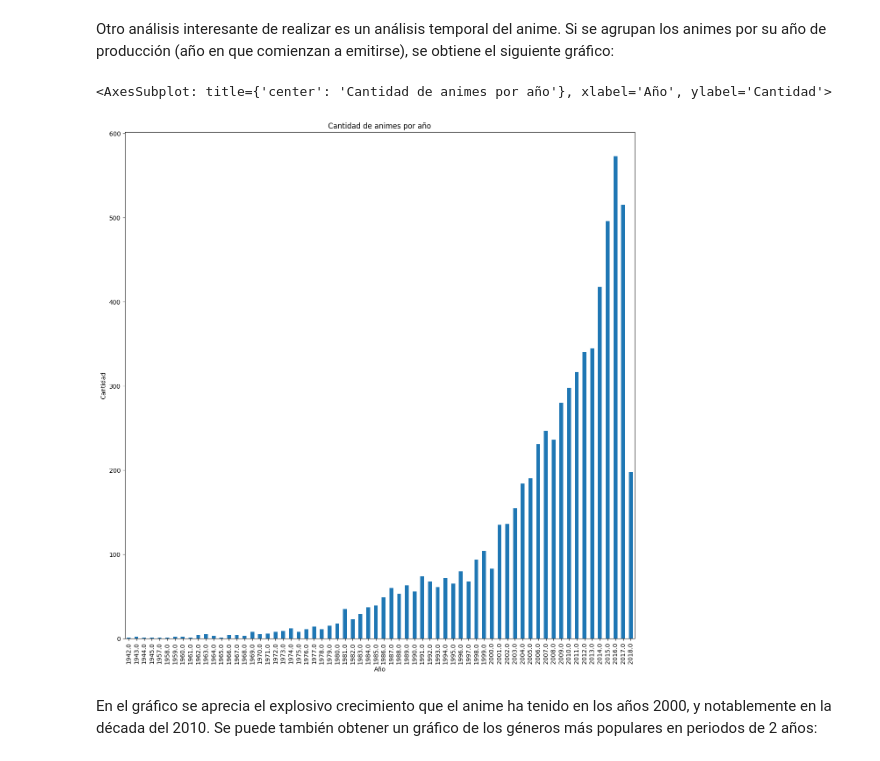
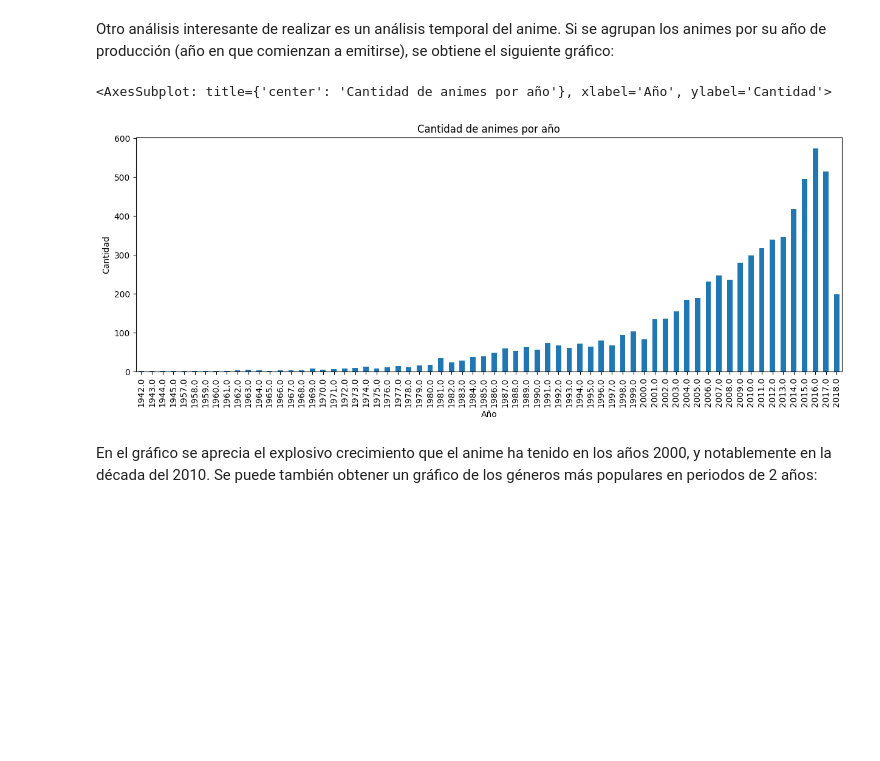
Before and after one commit to bigkwii/CC5205-2022-2-grupo-15, a Jupyter notebook: hito1.ipynb, the cells around one changed output. Saved outputs shown, nothing was run; the diff lists cells and outputs as text; code cells hidden in the pictures; blank space fills up the shorter version.

```diff
--- a/hito1.ipynb
+++ b/hito1.ipynb
@@ -270,10 +270,10 @@ Otro análisis interesante de realizar es un análisis temporal del anime.
 Si se agrupan los animes por su año de producción (año en que comienzan a emitirse), se obtiene el siguiente gráfico:
 # %%
 # Agrupar por aired_from_year y contar
-anime_cleaned.groupby("aired_from_year").size().plot.bar(xlabel="Año", ylabel="Cantidad", title="Cantidad de animes por año", figsize=(15, 15))
+anime_cleaned.groupby("aired_from_year").size().plot.bar(xlabel="Año", ylabel="Cantidad", title="Cantidad de animes por año", figsize=(15, 5))
 # %% [output]
 <AxesSubplot: title={'center': 'Cantidad de animes por año'}, xlabel='Año', ylabel='Cantidad'>
-[figure, old version]
+[figure, new version]
 # %% [markdown]
 En el gráfico se aprecia el explosivo crecimiento que el anime ha tenido en los años 2000, y notablemente en la década del 2010.
 Se puede también obtener un gráfico de los géneros más populares en periodos de 2 años:
```
Also changed, not shown: parts of 2 cells of this notebook.
